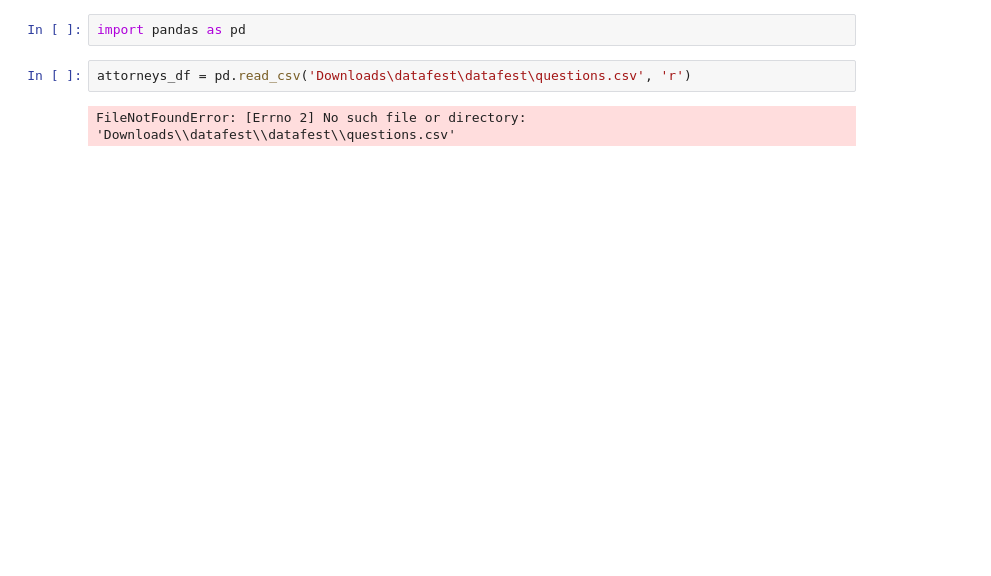
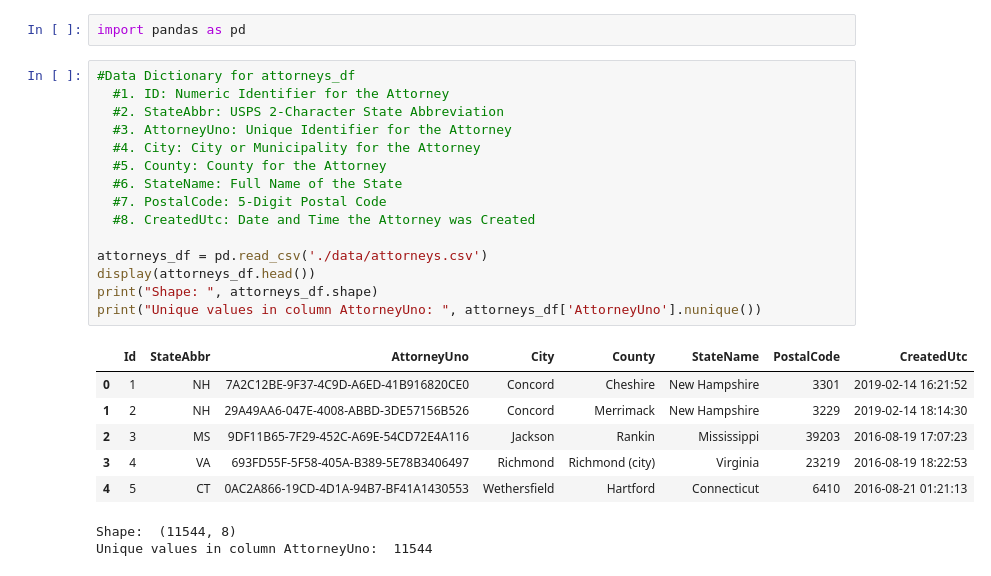
Before and after one commit to dwijenchawra/asadatafest_2023, a Jupyter notebook: arnav_work.ipynb, the cells around one changed output. Drawn from its saved outputs; the diff is of its cells as text; blank space fills up the shorter version.

```diff
--- a/arnav_work.ipynb
+++ b/arnav_work.ipynb
@@ -1,6 +1,26 @@
 # %%
 import pandas as pd
-# %%
-attorneys_df = pd.read_csv('Downloads\datafest\datafest\questions.csv', 'r')
-# %% [output]
-FileNotFoundError: [Errno 2] No such file or directory: 'Downloads\\datafest\\datafest\\questions.csv'
+# %%
+#Data Dictionary for attorneys_df
+  #1. ID: Numeric Identifier for the Attorney
+  #2. StateAbbr: USPS 2-Character State Abbreviation
+  #3. AttorneyUno: Unique Identifier for the Attorney
+  #4. City: City or Municipality for the Attorney
+  #5. County: County for the Attorney
+  #6. StateName: Full Name of the State
+  #7. PostalCode: 5-Digit Postal Code
+  #8. CreatedUtc: Date and Time the Attorney was Created
+
+attorneys_df = pd.read_csv('./data/attorneys.csv')
+display(attorneys_df.head())
+print("Shape: ", attorneys_df.shape)
+print("Unique values in column AttorneyUno: ", attorneys_df['AttorneyUno'].nunique())
+# %% [output]
+|  | Id | StateAbbr | AttorneyUno | City | County | StateName | PostalCode | CreatedUtc |
+| 0 | 1 | NH | 7A2C12BE-9F37-4C9D-A6ED-41B916820CE0 | Concord | Cheshire | New Hampshire | 3301 | 2019-02-14 16:21:52 |
+| 1 | 2 | NH | 29A49AA6-047E-4008-ABBD-3DE57156B526 | Concord | Merrimack | New Hampshire | 3229 | 2019-02-14 18:14:30 |
+| 2 | 3 | MS | 9DF11B65-7F29-452C-A69E-54CD72E4A116 | Jackson | Rankin | Mississippi | 39203 | 2016-08-19 17:07:23 |
+| 3 | 4 | VA | 693FD55F-5F58-405A-B389-5E78B3406497 | Richmond | Richmond (city) | Virginia | 23219 | 2016-08-19 18:22:53 |
+| 4 | 5 | CT | 0AC2A866-19CD-4D1A-94B7-BF41A1430553 | Wethersfield | Hartford | Connecticut | 6410 | 2016-08-21 01:21:13 |
+Shape:  (11544, 8)
+Unique values in column AttorneyUno:  11544
```
Also changed, not shown: parts of 9 cells of this notebook, 1 other file.
